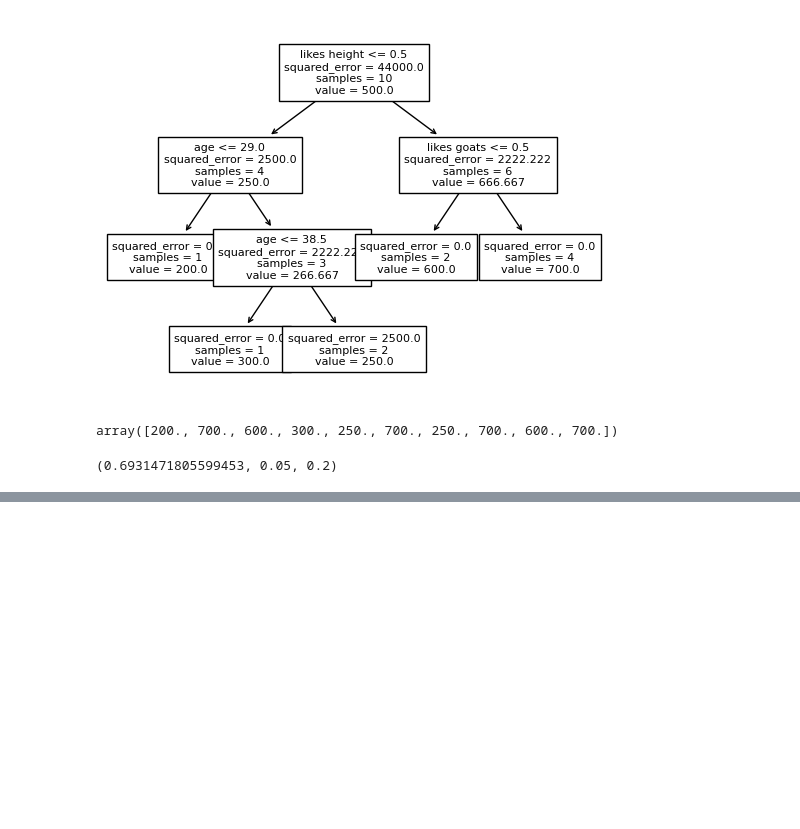
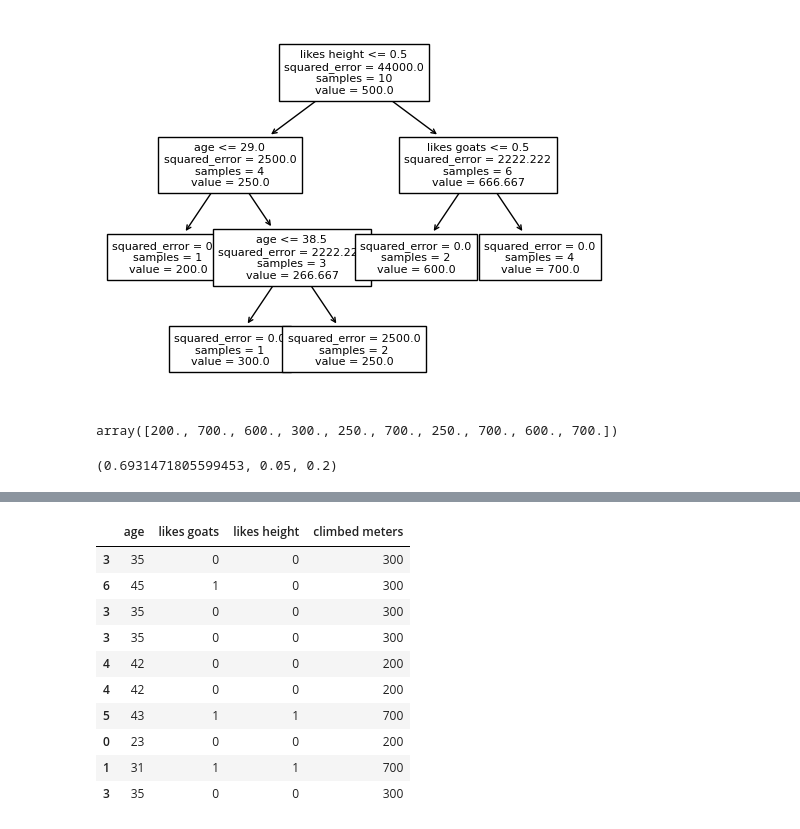
Before and after one commit to froukje/datamapu, a Jupyter notebook: notebooks/code_examples.ipynb, the cells around one changed output, grey strips where cells are left out. Cells and saved outputs as stored; diff of their text form; code cells hidden in the pictures; blank space fills up the shorter version.

```diff
--- a/notebooks/code_examples.ipynb
+++ b/notebooks/code_examples.ipynb
@@ -656,0 +687,16 @@ idx
+# %%
+idx = [3, 6, 3, 3, 4, 4, 5, 0, 1, 3]
+df2 = df.iloc[idx]
+df2
+# %% [output]
+|  | age | likes goats | likes height | climbed meters |
+| 3 | 35 | 0 | 0 | 300 |
+| 6 | 45 | 1 | 0 | 300 |
+| 3 | 35 | 0 | 0 | 300 |
+| 3 | 35 | 0 | 0 | 300 |
+| 4 | 42 | 0 | 0 | 200 |
+| 4 | 42 | 0 | 0 | 200 |
+| 5 | 43 | 1 | 1 | 700 |
+| 0 | 23 | 0 | 0 | 200 |
+| 1 | 31 | 1 | 1 | 700 |
+| 3 | 35 | 0 | 0 | 300 |
```
Also changed, not shown: parts of 9 cells of this notebook, 24 other files.
